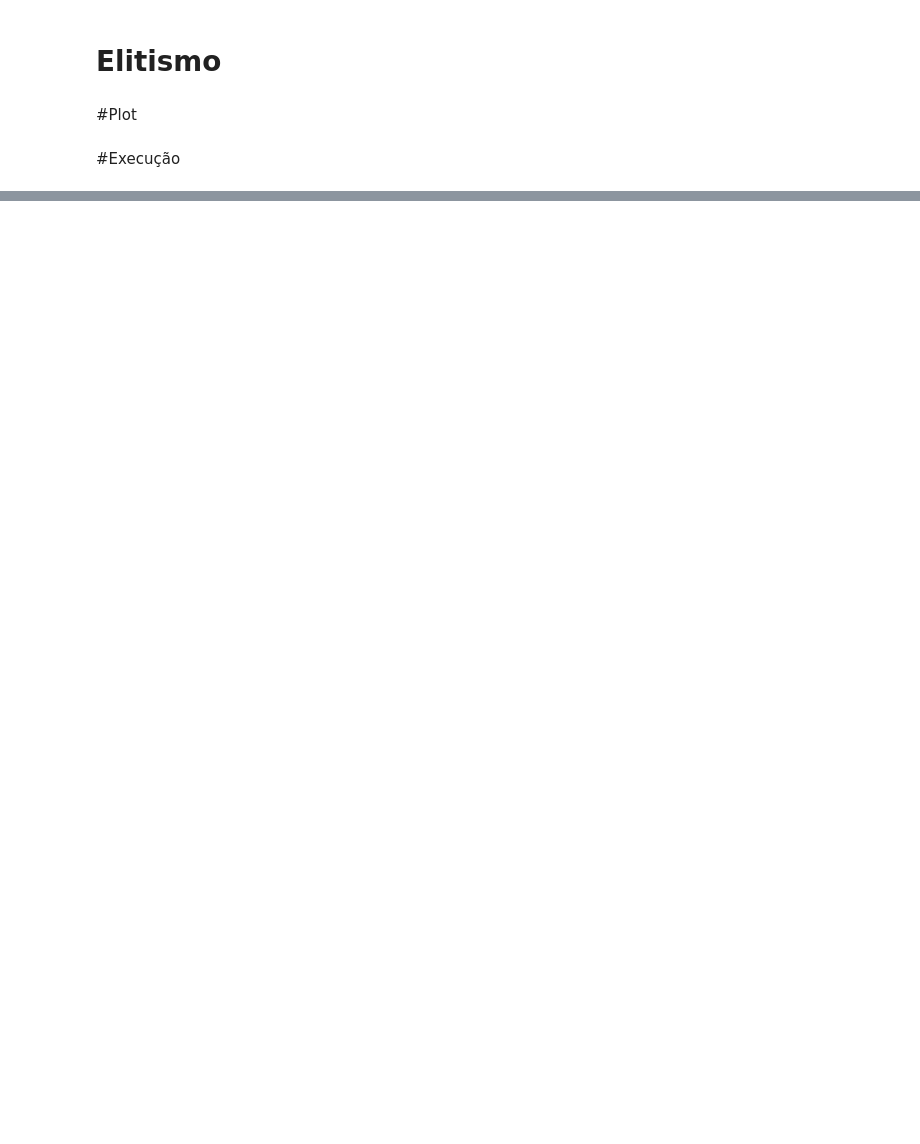
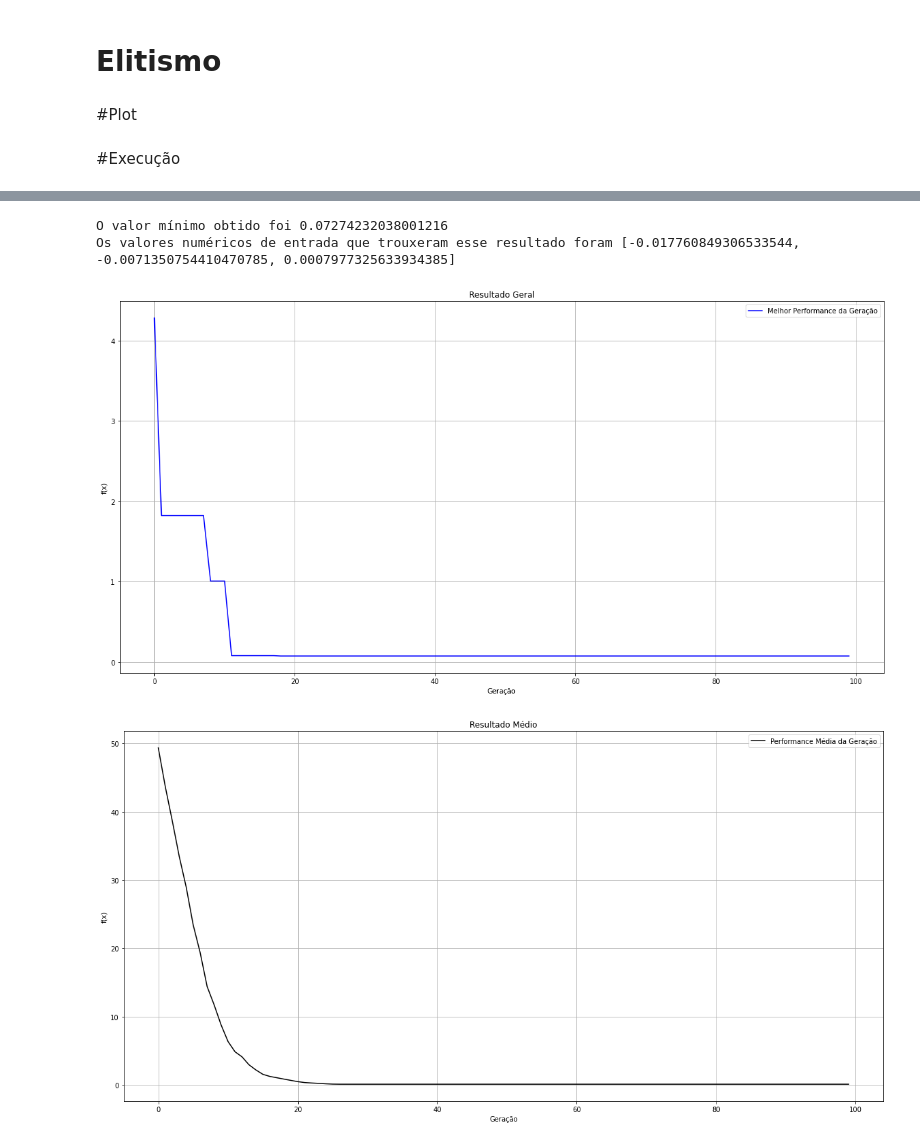
Before and after one commit to gilvandrocesardemedeiros/DCA_UFRN_IA, a Jupyter notebook: Unidade_3/IA_GA.ipynb, the cells around one changed output, grey strips where cells are left out. Saved outputs shown, nothing was run; the diff lists cells and outputs as text; code cells hidden in the pictures; blank space fills up the shorter version.

```diff
--- a/Unidade_3/IA_GA.ipynb
+++ b/Unidade_3/IA_GA.ipynb
@@ -339,0 +400,18 @@ popu
+# %%
+#Teste 4
+%%time
+qnt_populacao = 1000
+selecao = 'Torneio'
+taxa_cruz = 0.1
+taxa_mut = 0.1
+taxa_elit = 0.1
+
+seed = 42
+n_geracoes = 100
+tam_bin = 10
+popu = algoGenetico(qnt_populacao,seed,n_geracoes,taxa_elit,selecao,taxa_cruz,taxa_mut,tam_bin)
+# %% [output]
+O valor mínimo obtido foi 0.07274232038001216
+Os valores numéricos de entrada que trouxeram esse resultado foram [-0.017760849306533544, -0.0071350754410470785, 0.0007977325633934385]
+[figure, added]
+[figure, added]
```
Also changed, not shown: parts of 29 cells of this notebook.
